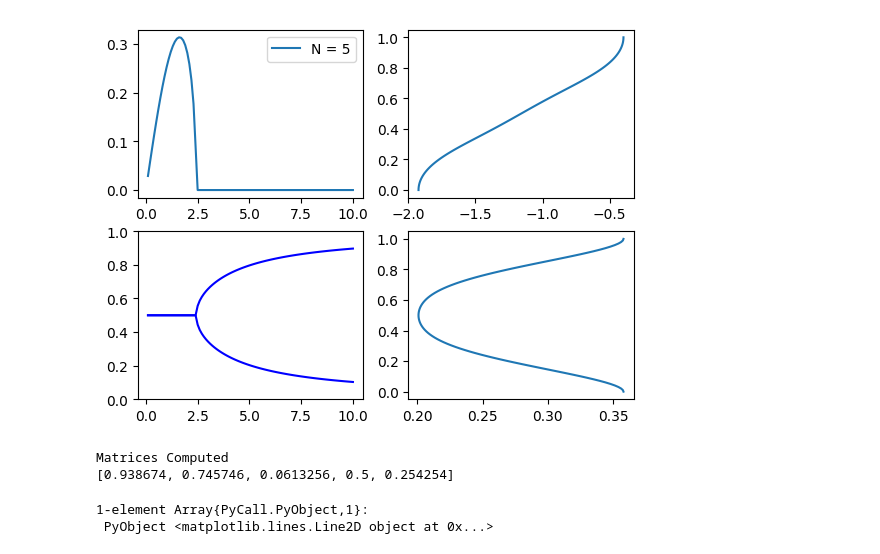
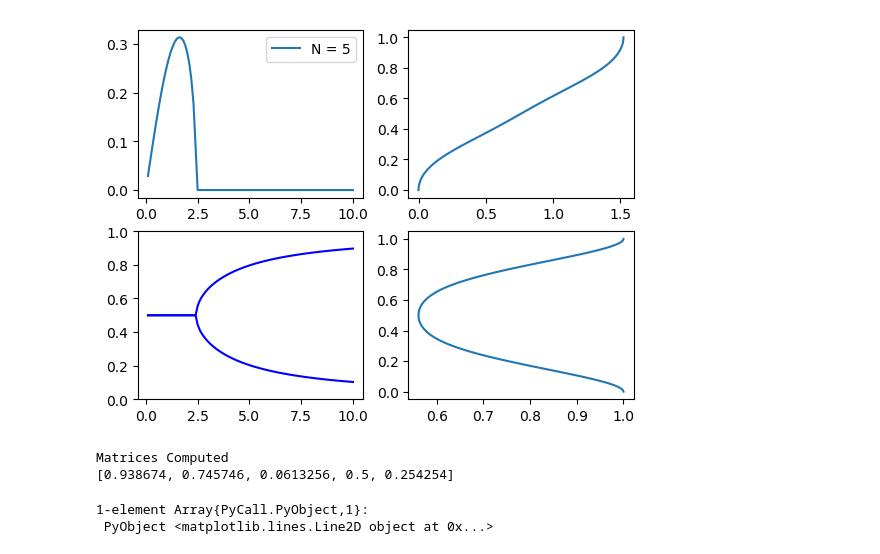
Before and after one commit to mwatwood-cu/QG-Galerkin, a Jupyter notebook: Julia Coefficients.ipynb, the cells around one changed output. Drawn from its saved outputs; the diff is of its cells as text; code cells hidden in the pictures.

Commit message:
Added normalization convention for angles and amplitudes

```diff
--- a/Julia Coefficients.ipynb
+++ b/Julia Coefficients.ipynb
@@ -286,36 +271,36 @@ beta = 0
 ky = 0
 
 kxs = linspace(kxStart, kxFinish, steps)
 growthRates, vectors, w_speeds, w_minSpeeds = growthRateEigenValues(matrixSize, beta, ky, kxs, steps)
 
 highVector = vectors[16]
 psi_coeffs = highVector[1]*psi(matrixSize, 1.6, ky, M, L, 1.)-highVector[2]*psi(matrixSize,1.6,ky, M,L,0.)
 
 heights = linspace(0,1,100)
 psi_angles = zeros(length(heights))
 psi_amps = zeros(length(heights))
 for i=1:length(heights)
     psi_val = galerkin_p_psi_print(matrixSize, psi_coeffs, heights[i])
     psi_angles[i] = angle(psi_val)
     psi_amps[i] = abs(psi_val)
 end
 
 #print(kxs[25])
 fig, axes = subplots(2,2)
 ax = axes[1,1]
 ax[:plot](kxs, growthRates, label="N = $matrixSize")
 ax[:legend](loc="upper right")
 ax = axes[2,1]
 ax[:plot](kxs, w_speeds, "b-")
 ax[:plot](kxs, w_minSpeeds, "b-")
 ax[:set_ylim]([0,1])
 ax = axes[1,2]
-ax[:plot](psi_angles, heights)
+ax[:plot](psi_angles - psi_angles[1], heights)
 
 ax = axes[2,2]
-ax[:plot](psi_amps, heights)
+ax[:plot](psi_amps/maximum(psi_amps), heights)
 # %% [output]
-[figure, old version]
+[figure, new version]
 Matrices Computed
 [0.938674, 0.745746, 0.0613256, 0.5, 0.254254]
 1-element Array{PyCall.PyObject,1}:
```
Also changed, not shown: parts of 5 cells of this notebook.
